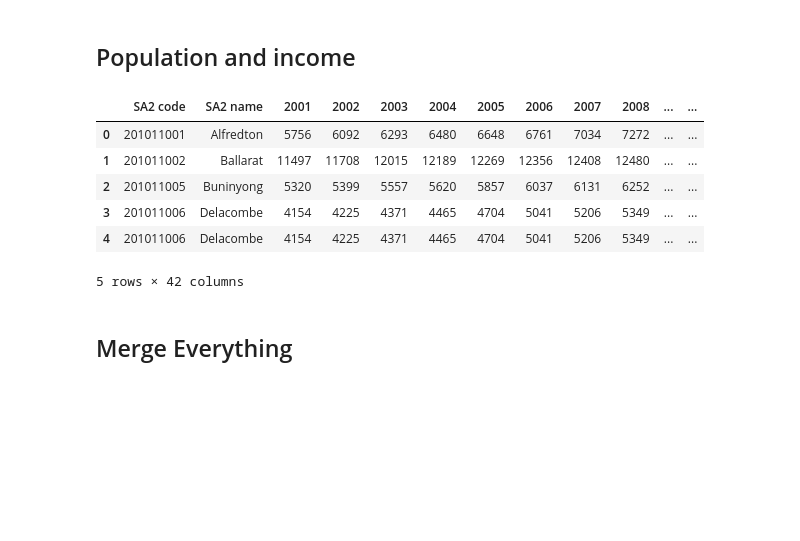
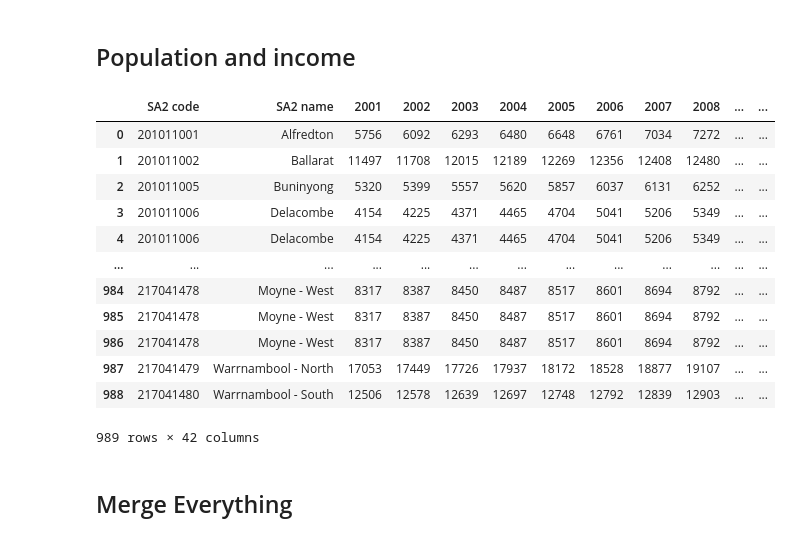
Before and after one commit to MAST30034-AppliedDataScience/project-2-group-real-estate-industry-project-7, a Jupyter notebook: notebooks/add_postcode.ipynb, the cells around one changed output. Drawn from its saved outputs; the diff is of its cells as text; code cells hidden in the pictures; blank space fills up the shorter version.

```diff
--- a/notebooks/add_postcode.ipynb
+++ b/notebooks/add_postcode.ipynb
@@ -337,30 +337,36 @@ population = pd.read_csv("../data/curated/population_forecast.csv")
 # %%
 # Merge income with population
 pop_income = pd.merge(population, income, how='left',right_on='SA2', left_on='SA2 code')
 
 # Merge them with SA2 with postcode
 pop_income_postcode = pd.merge(pop_income, sa2_with_postcodes, how='left', left_on='SA2',right_on='SA2_CODE21')
 
 # Drop unnecessary columns
 pop_income_postcode.drop(['GCCSA name', 'SA2_CODE21',
        'SA2_NAME21', 'CHG_FLAG21', 'CHG_LBL21', 'SA3_CODE21', 'SA3_NAME21',
        'SA4_CODE21', 'SA4_NAME21', 'GCC_CODE21', 'GCC_NAME21', 'STE_CODE21',
        'STE_NAME21', 'AUS_CODE21', 'AUS_NAME21', 'AREASQKM21', 'LOCI_URI21',
        'index_righ', 'lat', 'long', 'locality'], axis=1, inplace=True)
 # Rename
 pop_income_postcode.rename(columns={'growth_rate_x':'population_growth_rate','growth_rate_y':'income_growth_rate'}, inplace=True)
 
 # Save
 pop_income_postcode.to_csv("../data/curated/pop_income_postcode.csv")
-pop_income_postcode.head()
+pop_income_postcode
 # %% [output]
 |  | SA2 code | SA2 name | 2001 | 2002 | 2003 | 2004 | 2005 | 2006 | 2007 | 2008 | ... | ... |
 | 0 | 201011001 | Alfredton | 5756 | 6092 | 6293 | 6480 | 6648 | 6761 | 7034 | 7272 | ... | ... |
 | 1 | 201011002 | Ballarat | 11497 | 11708 | 12015 | 12189 | 12269 | 12356 | 12408 | 12480 | ... | ... |
 | 2 | 201011005 | Buninyong | 5320 | 5399 | 5557 | 5620 | 5857 | 6037 | 6131 | 6252 | ... | ... |
 | 3 | 201011006 | Delacombe | 4154 | 4225 | 4371 | 4465 | 4704 | 5041 | 5206 | 5349 | ... | ... |
 | 4 | 201011006 | Delacombe | 4154 | 4225 | 4371 | 4465 | 4704 | 5041 | 5206 | 5349 | ... | ... |
+| ... | ... | ... | ... | ... | ... | ... | ... | ... | ... | ... | ... | ... |
+| 984 | 217041478 | Moyne - West | 8317 | 8387 | 8450 | 8487 | 8517 | 8601 | 8694 | 8792 | ... | ... |
+| 985 | 217041478 | Moyne - West | 8317 | 8387 | 8450 | 8487 | 8517 | 8601 | 8694 | 8792 | ... | ... |
+| 986 | 217041478 | Moyne - West | 8317 | 8387 | 8450 | 8487 | 8517 | 8601 | 8694 | 8792 | ... | ... |
+| 987 | 217041479 | Warrnambool - North | 17053 | 17449 | 17726 | 17937 | 18172 | 18528 | 18877 | 19107 | ... | ... |
+| 988 | 217041480 | Warrnambool - South | 12506 | 12578 | 12639 | 12697 | 12748 | 12792 | 12839 | 12903 | ... | ... |
-5 rows × 42 columns
+989 rows × 42 columns
 # %% [markdown]
 ## Merge Everything
 # %%
```
Also changed, not shown: parts of 1 cell of this notebook, 3 other files.
